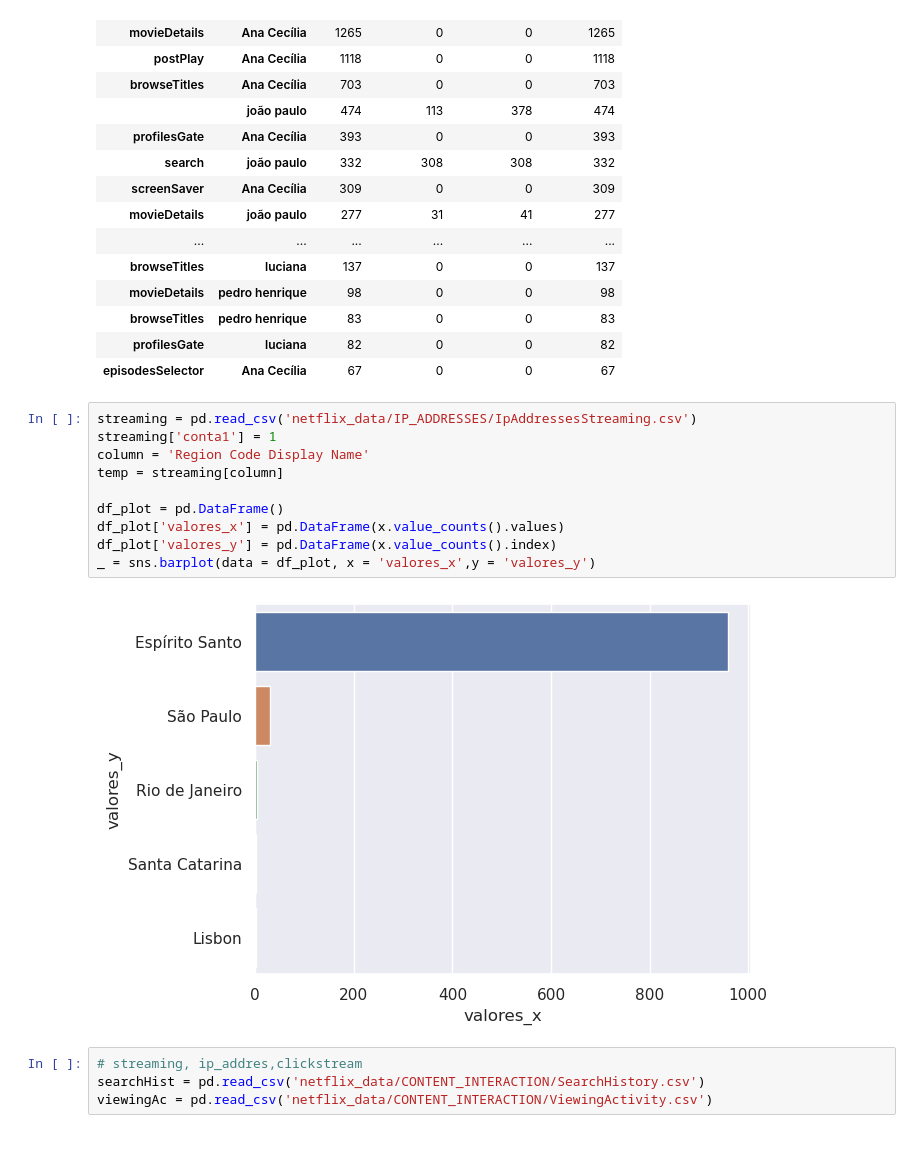
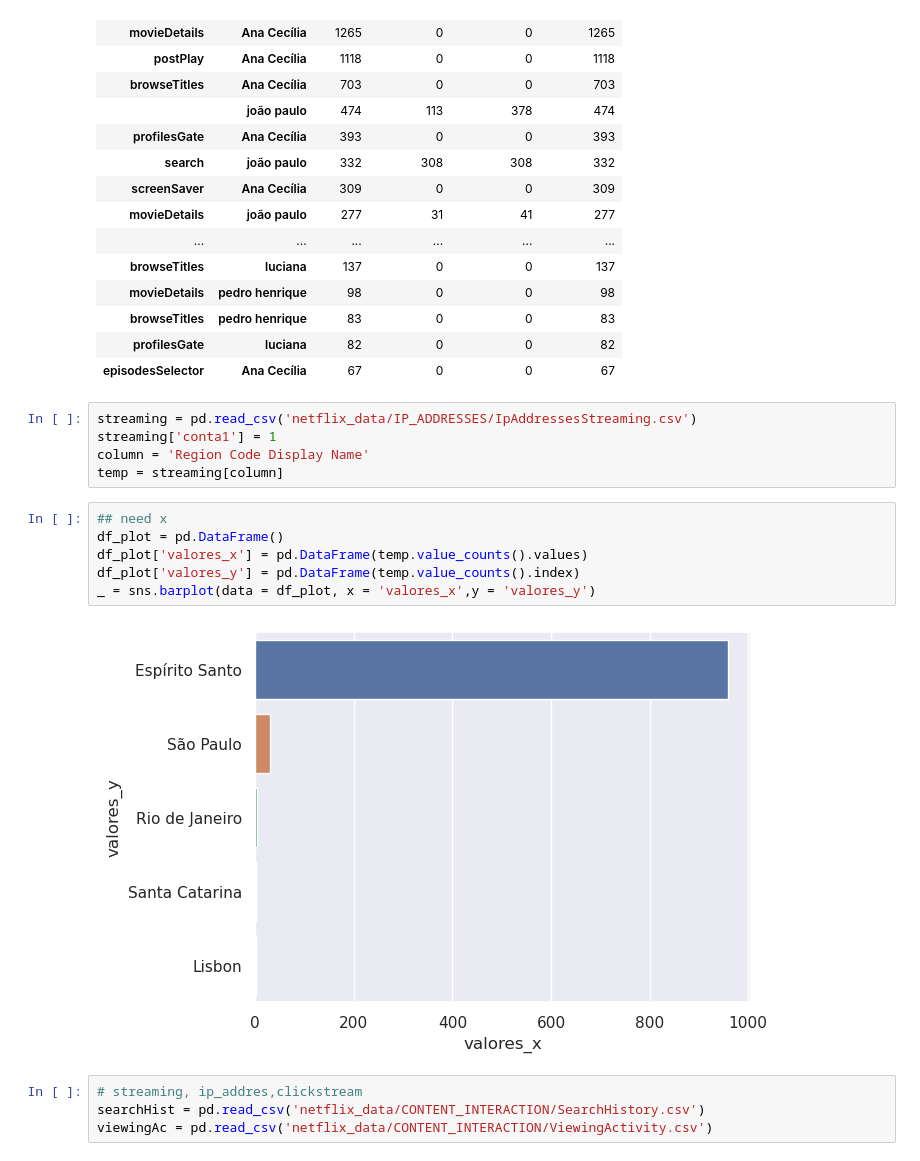
Before and after one commit to JohnHolz/JohnHolz.github.io, a Jupyter notebook: trabalho2.ipynb, the cells around one changed output. Cells and saved outputs as stored; diff of their text form.

```diff
--- a/trabalho2.ipynb
+++ b/trabalho2.ipynb
@@ -97,13 +107,14 @@ streaming = pd.read_csv('netflix_data/IP_ADDRESSES/IpAddressesStreaming.csv')
 streaming['conta1'] = 1
 column = 'Region Code Display Name'
 temp = streaming[column]
-
-df_plot = pd.DataFrame()
-df_plot['valores_x'] = pd.DataFrame(x.value_counts().values)
-df_plot['valores_y'] = pd.DataFrame(x.value_counts().index)
-_ = sns.barplot(data = df_plot, x = 'valores_x',y = 'valores_y')
-# %% [output]
-[figure, removed]
+# %%
+## need x
+df_plot = pd.DataFrame()
+df_plot['valores_x'] = pd.DataFrame(temp.value_counts().values)
+df_plot['valores_y'] = pd.DataFrame(temp.value_counts().index)
+_ = sns.barplot(data = df_plot, x = 'valores_x',y = 'valores_y')
+# %% [output]
+[figure, added]
 # %%
 # streaming, ip_addres,clickstream
 searchHist = pd.read_csv('netflix_data/CONTENT_INTERACTION/SearchHistory.csv')
```
Also changed, not shown: parts of 14 cells of this notebook.
